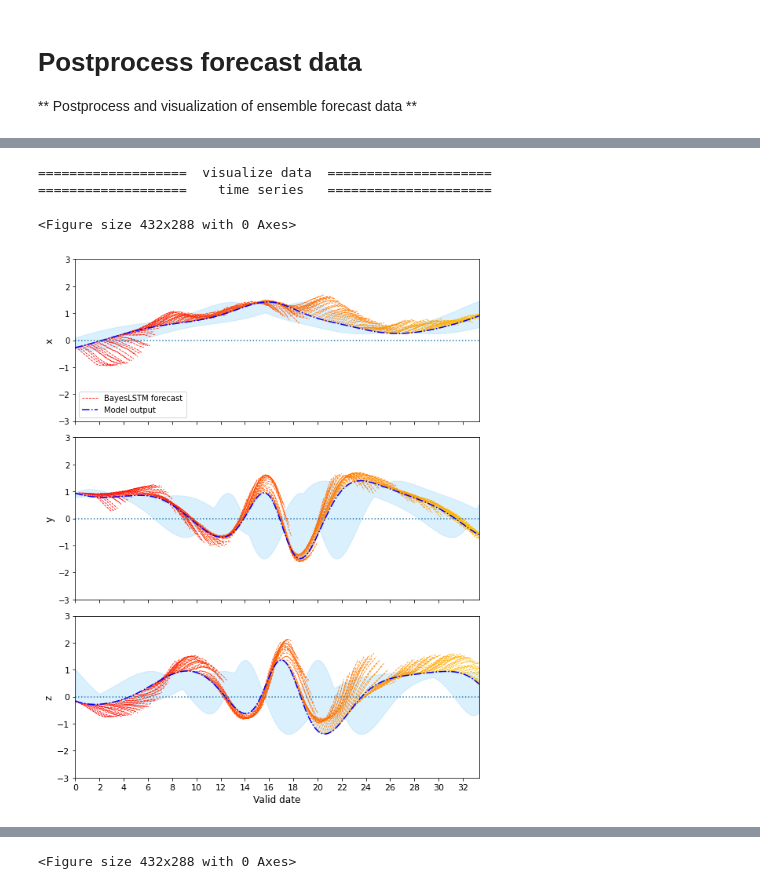
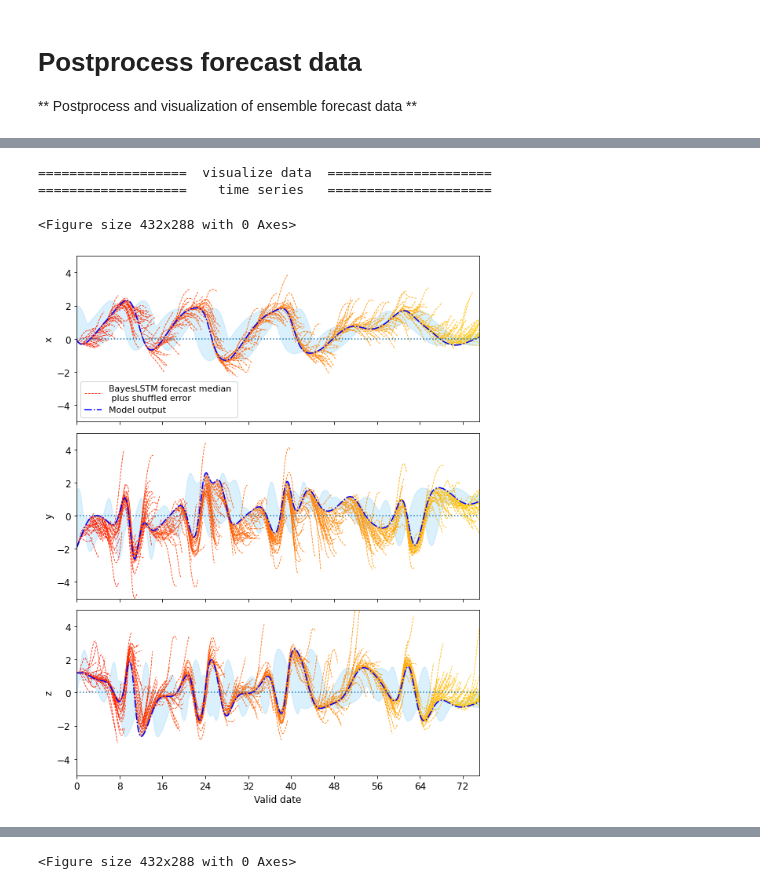
Before and after one commit to geek-yang/DeepArctic, a Jupyter notebook: BayesMap/Lorenz84/paperFigs/ultra_long_series/Lorens84_BayesLSTM_error_state_dependency.ipynb, the cells around one changed output, grey strips where cells are left out. Drawn from its saved outputs; the diff is of its cells as text; code cells hidden in the pictures.

```diff
--- a/BayesMap/Lorenz84/paperFigs/ultra_long_series/Lorens84_BayesLSTM_error_state_dependency.ipynb
+++ b/BayesMap/Lorenz84/paperFigs/ultra_long_series/Lorens84_BayesLSTM_error_state_dependency.ipynb
@@ -119,11 +117,11 @@ if __name__=="__main__":
 
     # assuming the damping time for the waves is 5 days (Lorens 1984)
     dt = 0.0333 # 1/30 unit of time unit (5 days)
-    num_steps = 1500
+    num_steps = 2850
     # cut-off point of initialization period
     cut_off = 0
     # target testing period
-    test_len = 200
+    test_len = 450
 # %% [markdown]
 #### Ensemble<br>
 ##### Testing benchmark <br>
@@ -210,7 +208,7 @@ a_ex = [0.2500010 : 0.2499990] **~0.0004%**<br>
     # save Lorens model output
     index = np.arange(num_steps)
     # Plot
-    fig00 = plt.figure(figsize=(6.5,4.2))
+    fig00 = plt.figure(figsize=(6.4,6.0))
     ax = fig00.gca(projection='3d')
     ax.plot(x, y, z, 'b', lw=0.5)
     ax.scatter3D(x[0], y[0], z[0], color = 'b')
@@ -218,13 +216,12 @@ a_ex = [0.2500010 : 0.2499990] **~0.0004%**<br>
     ax.set_ylabel("y", fontsize=12)
     ax.set_zlabel("z", fontsize=12)
 
-    plt.xticks(fontsize=11)
-    plt.yticks(fontsize=11)
+    plt.tick_params(axis='both', which='major', labelsize=12)
 
     #ax.set_title("Lorenz-84 model")
     plt.tight_layout()
     plt.show()
-    #fig00.savefig(os.path.join(output_path, 'lorenz84_trajectory'),dpi=150)
+    fig00.savefig(os.path.join(output_path, 'lorenz84_trajectory'),dpi=150)
 
     fig01 = plt.figure()
     fig01, (ax1,ax2,ax3) = plt.subplots(3, 1, sharex=True)
@@ -255,8 +252,8 @@ a_ex = [0.2500010 : 0.2499990] **~0.0004%**<br>
 
     plt.xlabel("Days", fontsize=12)
 
-    plt.xticks(np.arange(0,num_steps+1,120),np.arange(0,num_steps//6+1,20),fontsize=11)
-    plt.yticks(fontsize=11)
+    plt.xticks(np.arange(0,num_steps+1,240),np.arange(0,num_steps//6+1,40))
+    plt.tick_params(axis='both', which='major', labelsize=12)
 
     #ax1.legend()
     #ax2.legend()
@@ -264,5 +261,5 @@ a_ex = [0.2500010 : 0.2499990] **~0.0004%**<br>
 
     plt.tight_layout()
     plt.show()
-    #fig01.savefig(os.path.join(output_path, 'lorenz84_series'),dpi=150)
+    fig01.savefig(os.path.join(output_path, 'lorenz84_series'),dpi=150)
 # %% [output]
@@ -392,20 +506,9 @@ a_ex = [0.2500010 : 0.2499990] **~0.0004%**<br>
 # %%
-    ###################################################################################
-    ########    visualization of lead time dependent prediction - timeseries   ########
-    ###################################################################################
-    index_lead = np.arange(test_len+step_lead+1)
     print ('===================  visualize data  =====================')
     print ('===================    time series   =====================')
-    # target lead steps 6, 18, 42, 60
-    colormap1=cm.autumn(range(test_len))
-    #colormap2=cm.spring(range(test_len))
-    colormap2=cm.autumn(range(test_len))
-
-    display_upto = 18
-
-    fig02 = plt.figure()
-    fig02, (ax1,ax2,ax3) = plt.subplots(3, 1, sharex=True)
-    fig02.set_size_inches(8, 10, forward=True)
+    fig22 = plt.figure()
+    fig22, (ax1,ax2,ax3) = plt.subplots(3, 1, sharex=True)
+    fig22.set_size_inches(8, 10, forward=True)
 
     # autocorrelation band by moving the series
     # move time lag
@@ -446,52 +549,54 @@ a_ex = [0.2500010 : 0.2499990] **~0.0004%**<br>
     # BayesLSTM
     for i in range(test_len):
         if i == 0:
-            ax1.plot(index[i:i+display_upto+1], predictand_root[4, 0, i, :display_upto+1] * (x_max - x_min) + x_min,
-                     color=colormap1[i], linestyle='dashed', linewidth = 0.8, label="BayesLSTM forecast")
+            ax1.plot(index[i:i+display_upto+1], predictand_median_root[0, i, :display_upto+1] * (x_max - x_min) + x_min + predictand_median_error_root[0, i, :display_upto+1],
+                     color=colormap(norm(i)), linestyle='dashed', linewidth = 0.8, label="BayesLSTM forecast median \n plus shuffled error")
         else:
-            ax1.plot(index[i:i+display_upto+1], predictand_root[4, 0, i, :display_upto+1] * (x_max - x_min) + x_min,
-                     color=colormap1[i], linestyle='dashed', linewidth = 0.8)
-        ax2.plot(index[i:i+display_upto+1], predictand_root[4, 1, i, :display_upto+1] * (y_max - y_min) + y_min,
-                 color=colormap1[i], linestyle='dashed', linewidth = 0.8)
-        ax3.plot(index[i:i+display_upto+1], predictand_root[4, 2, i, :display_upto+1] * (z_max - z_min) + z_min,
-                 color=colormap1[i], linestyle='dashed', linewidth = 0.8)
+            ax1.plot(index[i:i+display_upto+1], predictand_median_root[0, i, :display_upto+1] * (x_max - x_min) + x_min + predictand_median_error_root[0, i, :display_upto+1],
+                     color=colormap(norm(i)), linestyle='dashed', linewidth = 0.8)
+        ax2.plot(index[i:i+display_upto+1], predictand_median_root[1, i, :display_upto+1] * (y_max - y_min) + y_min + predictand_median_error_root[1, i, :display_upto+1],
+                 color=colormap(norm(i)), linestyle='dashed', linewidth = 0.8)
+        ax3.plot(index[i:i+display_upto+1], predictand_median_root[2, i, :display_upto+1] * (z_max - z_min) + z_min + predictand_median_error_root[2, i, :display_upto+1],
+                 color=colormap(norm(i)), linestyle='dashed', linewidth = 0.8)
     # obs
     ax1.plot(index[:test_len+1], x[-test_len-1:], color='blue', linestyle='dashdot', label='Model output')
     ax2.plot(index[:test_len+1], y[-test_len-1:], color='blue', linestyle='dashdot', label='Model output')
     ax3.plot(index[:test_len+1], z[-test_len-1:], color='blue', linestyle='dashdot', label='Model output')
 
 
     ax1.axhline(y=0, ls = ':')
     ax2.axhline(y=0, ls = ':')
     ax3.axhline(y=0, ls = ':')
 
-    ax1.set_ylim(-3, 3)
-    ax2.set_ylim(-3, 3)
-    ax3.set_ylim(-3, 3)
+    ax1.set_ylim(-5, 5)
+    ax2.set_ylim(-5, 5)
+    ax3.set_ylim(-5, 5)
 
     ax1.set_xlim(0, test_len)
     ax2.set_xlim(0, test_len)
     ax3.set_xlim(0, test_len)
 
-    ax1.legend(frameon=True, loc=3, prop={'size': 10.0}, ncol=1)
+    ax1.legend(frameon=True, loc=3, prop={'size': 11.0}, ncol=1)
     #ax2.legend(frameon=True, loc=3, prop={'size': 7.5}, ncol=5)
     #ax3.legend(frameon=True, loc=3, prop={'size': 7.5}, ncol=5)
 
     ax1.set_ylabel("x", fontsize=12)
     ax2.set_ylabel("y", fontsize=12)
     ax3.set_ylabel("z", fontsize=12)
 
     plt.xlabel("Valid date", fontsize=12)
 
-    plt.xticks(np.arange(0,test_len+1,12),np.arange(0,test_len//6+1,2),fontsize=11)
-    plt.yticks(fontsize=11)
+    plt.xticks(np.arange(0,test_len+1,48),np.arange(0,test_len//6+1,8))
+    ax1.tick_params(axis='both', which='major', labelsize=12)
+    ax2.tick_params(axis='both', which='major', labelsize=12)
+    ax3.tick_params(axis='both', which='major', labelsize=12)
 
     plt.tight_layout()
 
     plt.show()
-    fig02.savefig(os.path.join(output_path,'BayesLSTM_forecast_lorenz84_series_onlyOne_leadTime{}.png'.format(display_upto)),dpi=150)
+    fig22.savefig(os.path.join(output_path,'BayesLSTM_forecast_lorenz84_series_shuffle_error_onlyOne_leadTime{}.png'.format(display_upto)),dpi=150)
 # %% [output]
 ===================  visualize data  =====================
 ===================    time series   =====================
 <Figure size 432x288 with 0 Axes>
-[figure, old version]
+[figure, new version]
```
Also changed, not shown: parts of 6 cells of this notebook, 5 other files.
